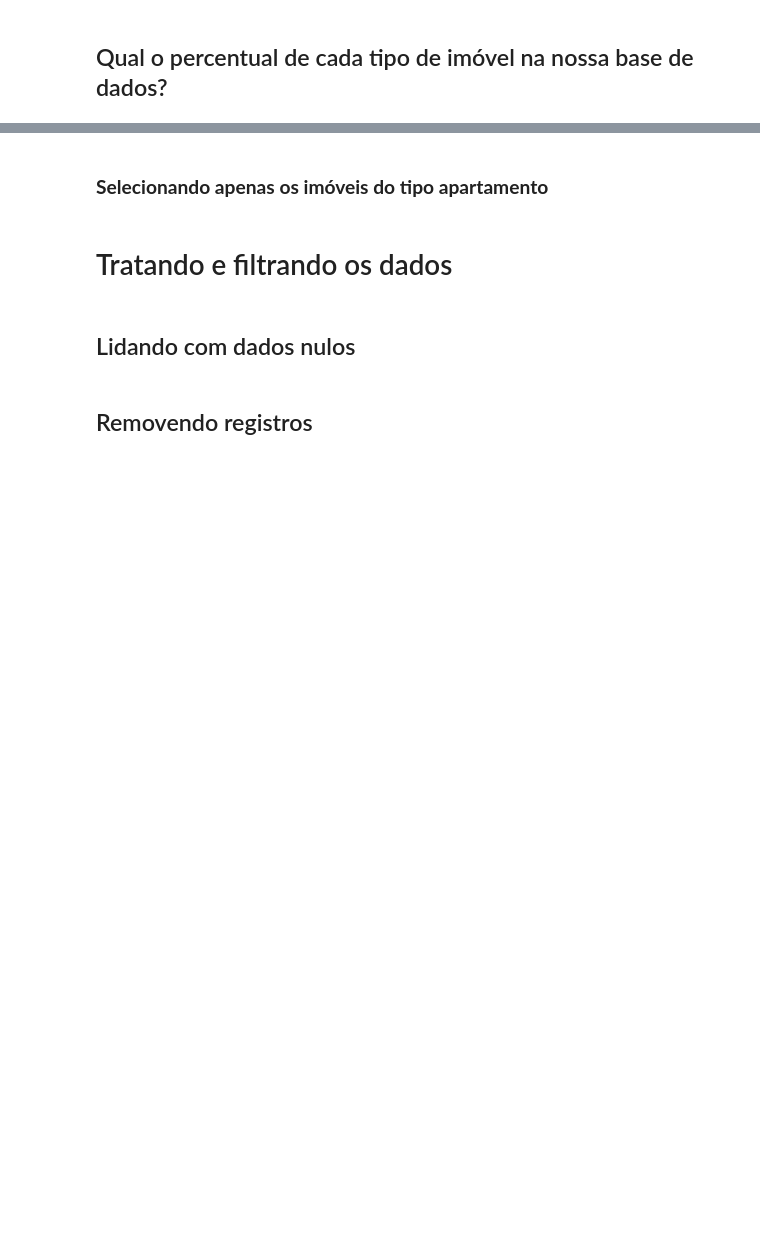
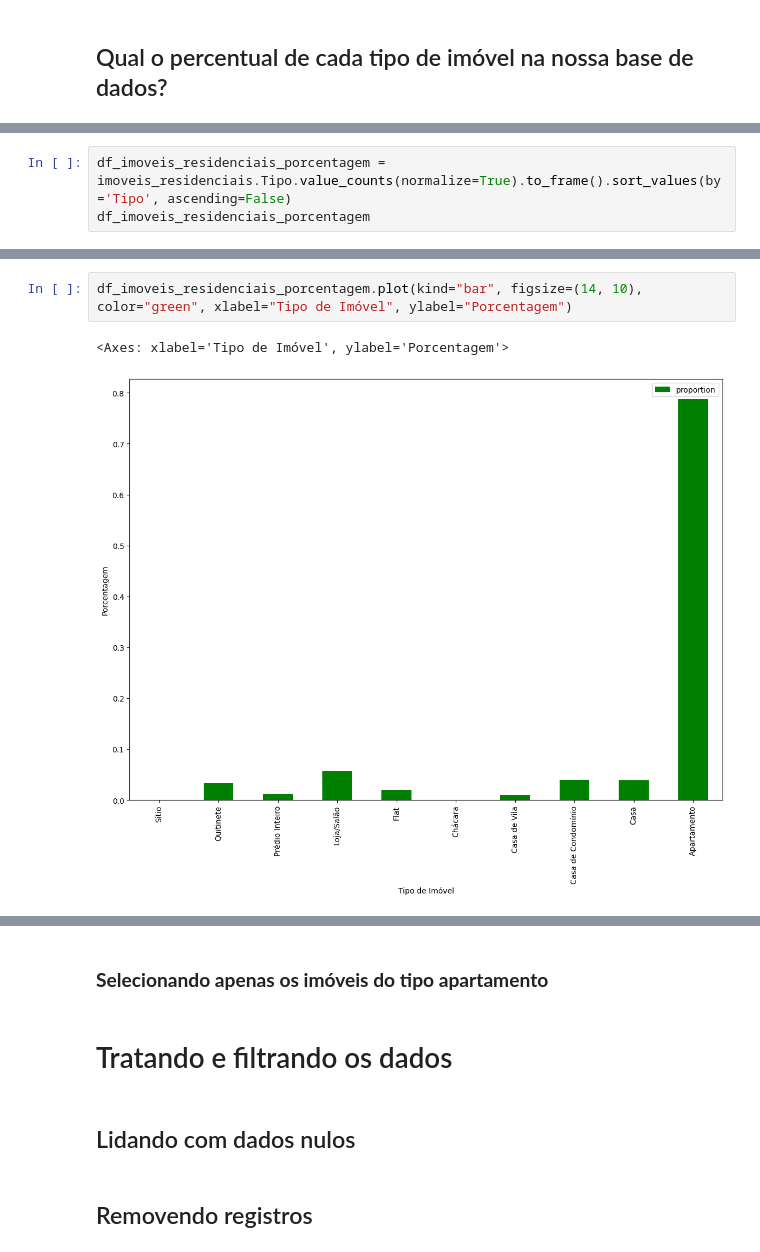
Before and after one commit to LKSFerreira/lifelong-learning, a Jupyter notebook: projetos-ia/python-data-science/alura-cursos/pandas/notebook_inicial.ipynb, the cells around one changed output, grey strips where cells are left out. Drawn from its saved outputs; the diff is of its cells as text; blank space fills up the shorter version.

```diff
--- a/projetos-ia/python-data-science/alura-cursos/pandas/notebook_inicial.ipynb
+++ b/projetos-ia/python-data-science/alura-cursos/pandas/notebook_inicial.ipynb
@@ -187,0 +260,3 @@ preco_por_tipo.plot(kind="barh", figsize=(14, 10), color="purple")
+# %%
+df_imoveis_residenciais_porcentagem = imoveis_residenciais.Tipo.value_counts(normalize=True).to_frame().sort_values(by='Tipo', ascending=False)
+df_imoveis_residenciais_porcentagem
@@ -187,0 +276,5 @@ preco_por_tipo.plot(kind="barh", figsize=(14, 10), color="purple")
+# %%
+df_imoveis_residenciais_porcentagem.plot(kind="bar", figsize=(14, 10), color="green", xlabel="Tipo de Imóvel", ylabel="Porcentagem")
+# %% [output]
+<Axes: xlabel='Tipo de Imóvel', ylabel='Porcentagem'>
+[figure, added]
```
Also changed, not shown: parts of 10 cells of this notebook.
